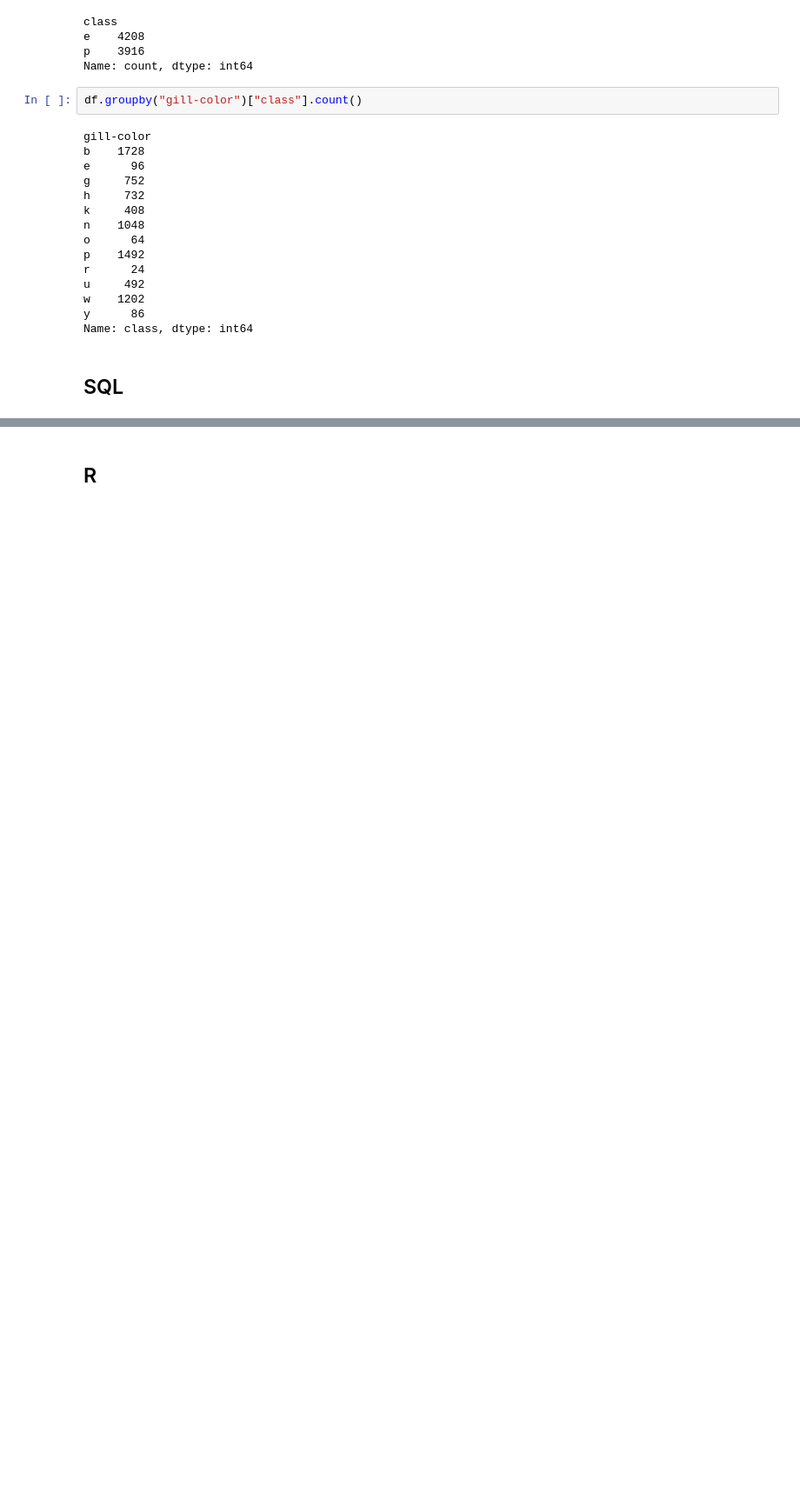
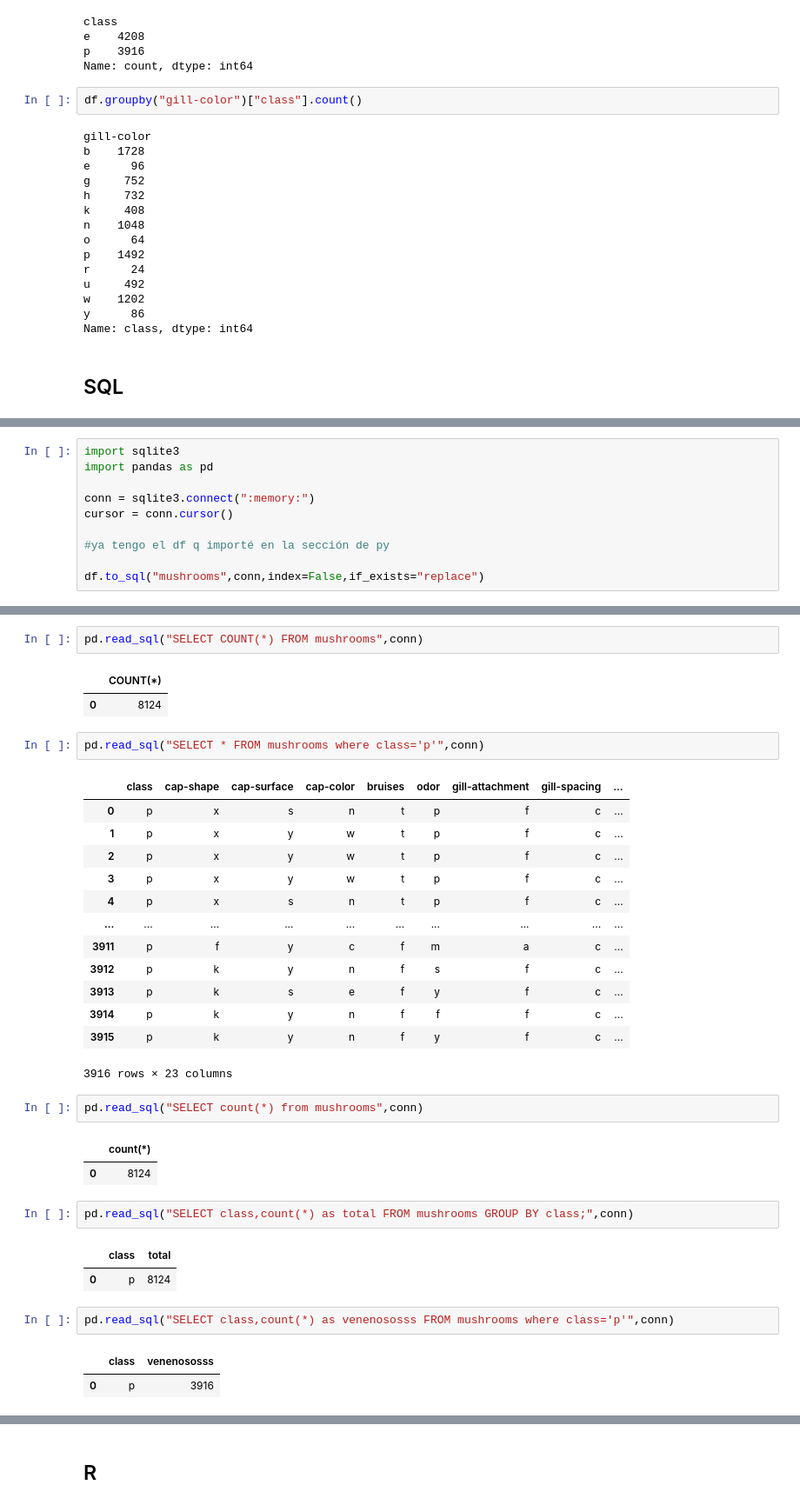
Before and after one commit to steffanylars/PracticaPython, a Jupyter notebook: retosSencillos.ipynb, the cells around one changed output, grey strips where cells are left out. Shown at 87% size. Drawn from its saved outputs; the diff is of its cells as text; blank space fills up the shorter version.

```diff
--- a/retosSencillos.ipynb
+++ b/retosSencillos.ipynb
@@ -270,0 +268,10 @@ import pandas as pd
+# %%
+import sqlite3
+import pandas as pd
+
+conn = sqlite3.connect(":memory:")
+cursor = conn.cursor()
+
+#ya tengo el df q importé en la sección de py
+
+df.to_sql("mushrooms",conn,index=False,if_exists="replace")
@@ -270,0 +306,36 @@ import pandas as pd
+# %%
+pd.read_sql("SELECT COUNT(*) FROM mushrooms",conn)
+# %% [output]
+|  | COUNT(*) |
+| 0 | 8124 |
+# %%
+pd.read_sql("SELECT * FROM mushrooms where class='p'",conn)
+# %% [output]
+|  | class | cap-shape | cap-surface | cap-color | bruises | odor | gill-attachment | gill-spacing | ... |
+| 0 | p | x | s | n | t | p | f | c | ... |
+| 1 | p | x | y | w | t | p | f | c | ... |
+| 2 | p | x | y | w | t | p | f | c | ... |
+| 3 | p | x | y | w | t | p | f | c | ... |
+| 4 | p | x | s | n | t | p | f | c | ... |
+| ... | ... | ... | ... | ... | ... | ... | ... | ... | ... |
+| 3911 | p | f | y | c | f | m | a | c | ... |
+| 3912 | p | k | y | n | f | s | f | c | ... |
+| 3913 | p | k | s | e | f | y | f | c | ... |
+| 3914 | p | k | y | n | f | f | f | c | ... |
+| 3915 | p | k | y | n | f | y | f | c | ... |
+3916 rows × 23 columns
+# %%
+pd.read_sql("SELECT count(*) from mushrooms",conn)
+# %% [output]
+|  | count(*) |
+| 0 | 8124 |
+# %%
+pd.read_sql("SELECT class,count(*) as total FROM mushrooms GROUP BY class;",conn)
+# %% [output]
+|  | class | total |
+| 0 | p | 8124 |
+# %%
+pd.read_sql("SELECT class,count(*) as venenososss FROM mushrooms where class='p'",conn)
+# %% [output]
+|  | class | venenososss |
+| 0 | p | 3916 |
```
Also changed, not shown: parts of 12 cells of this notebook, 12 other files.
